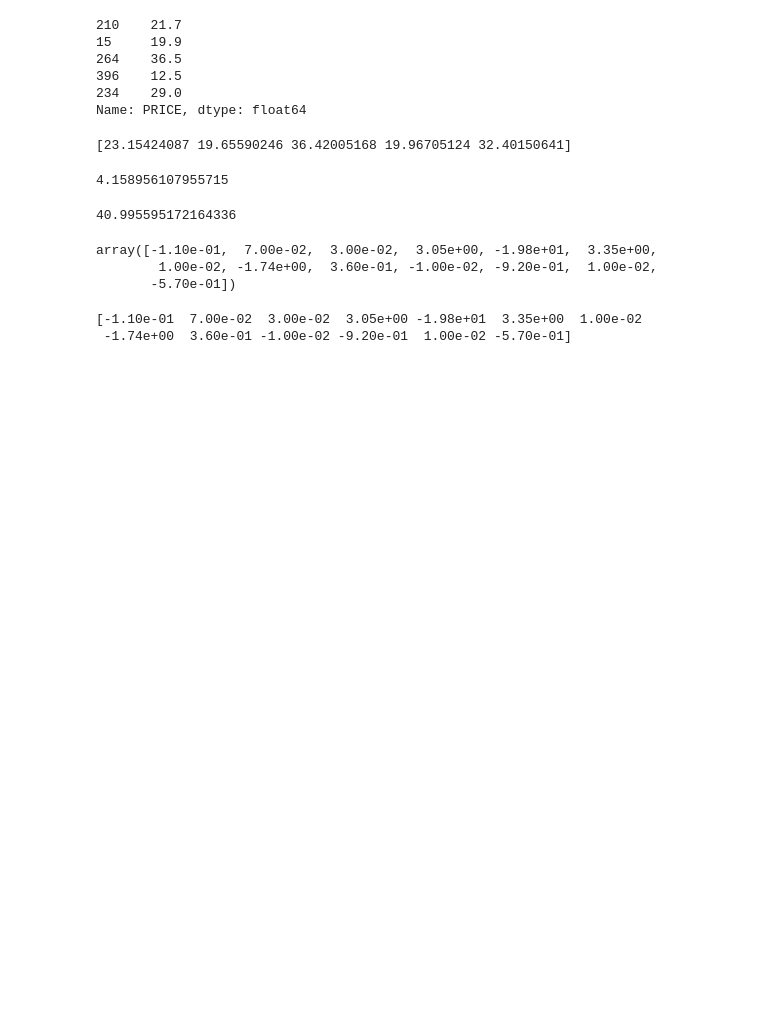
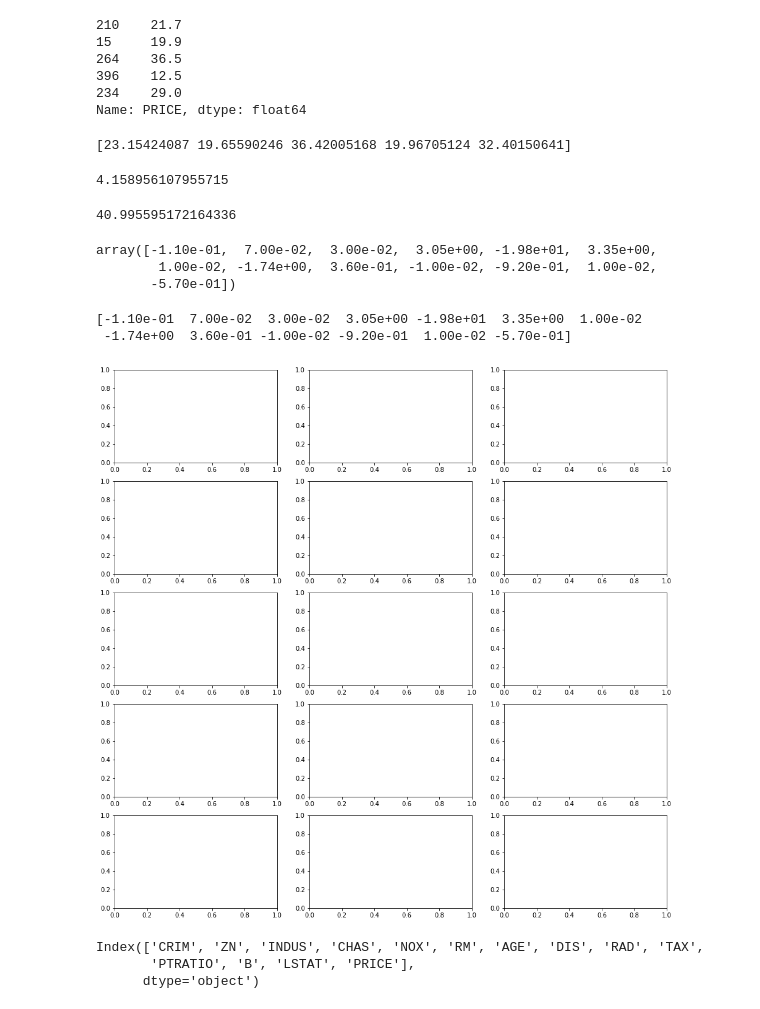
Before and after one commit to waldbear4/Python_2021, a Jupyter notebook: 20210622 Boston_Realestate_price.ipynb, the cells around one changed output. Cells and saved outputs as stored; diff of their text form; code cells hidden in the pictures; blank space fills up the shorter version.

```diff
--- a/20210622 Boston_Realestate_price.ipynb
+++ b/20210622 Boston_Realestate_price.ipynb
@@ -164,0 +168,10 @@ print(np.round(lr.coef_, 2))
+# %%
+fig, axes = plt.subplots(5, 3,figsize=(16,16))
+# %% [output]
+[figure, added]
+# %%
+df.columns
+# %% [output]
+Index(['CRIM', 'ZN', 'INDUS', 'CHAS', 'NOX', 'RM', 'AGE', 'DIS', 'RAD', 'TAX',
+       'PTRATIO', 'B', 'LSTAT', 'PRICE'],
+      dtype='object')
```
Also changed, not shown: parts of 2 cells of this notebook.
